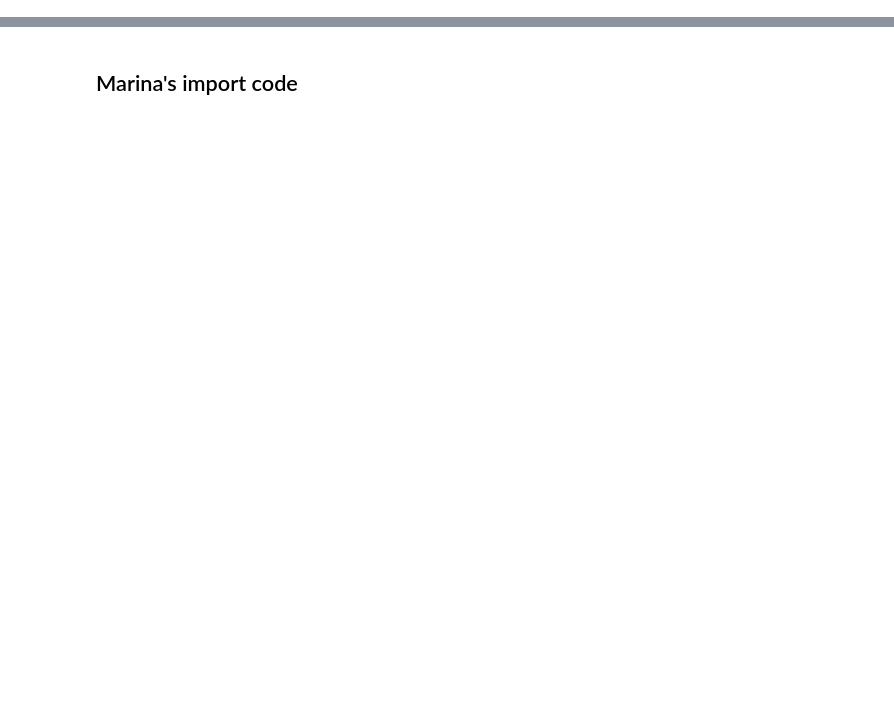
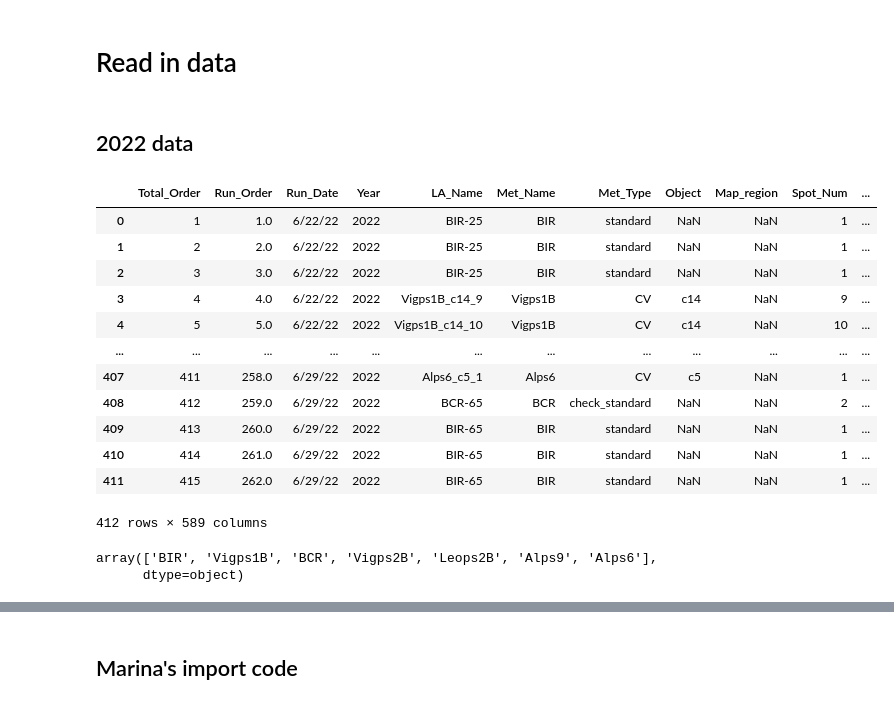
Before and after one commit to JGCAITLIN/HFSE, a Jupyter notebook: prelim_plotting.ipynb, the cells around one changed output, grey strips where cells are left out. Saved outputs shown, nothing was run; the diff lists cells and outputs as text; code cells hidden in the pictures; blank space fills up the shorter version.

```diff
--- a/prelim_plotting.ipynb
+++ b/prelim_plotting.ipynb
@@ -4,0 +15,26 @@ from matplotlib import pyplot as plt
+# %% [markdown]
+# Read in data
+# %% [markdown]
+## 2022 data
+# %%
+data_2022 = pd.read_csv('2022_June_SQ_input2.csv')
+data_2022
+# %% [output]
+|  | Total_Order | Run_Order | Run_Date | Year | LA_Name | Met_Name | Met_Type | Object | Map_region | Spot_Num | ... |
+| 0 | 1 | 1.0 | 6/22/22 | 2022 | BIR-25 | BIR | standard | NaN | NaN | 1 | ... |
+| 1 | 2 | 2.0 | 6/22/22 | 2022 | BIR-25 | BIR | standard | NaN | NaN | 1 | ... |
+| 2 | 3 | 3.0 | 6/22/22 | 2022 | BIR-25 | BIR | standard | NaN | NaN | 1 | ... |
+| 3 | 4 | 4.0 | 6/22/22 | 2022 | Vigps1B_c14_9 | Vigps1B | CV | c14 | NaN | 9 | ... |
+| 4 | 5 | 5.0 | 6/22/22 | 2022 | Vigps1B_c14_10 | Vigps1B | CV | c14 | NaN | 10 | ... |
+| ... | ... | ... | ... | ... | ... | ... | ... | ... | ... | ... | ... |
+| 407 | 411 | 258.0 | 6/29/22 | 2022 | Alps6_c5_1 | Alps6 | CV | c5 | NaN | 1 | ... |
+| 408 | 412 | 259.0 | 6/29/22 | 2022 | BCR-65 | BCR | check_standard | NaN | NaN | 2 | ... |
+| 409 | 413 | 260.0 | 6/29/22 | 2022 | BIR-65 | BIR | standard | NaN | NaN | 1 | ... |
+| 410 | 414 | 261.0 | 6/29/22 | 2022 | BIR-65 | BIR | standard | NaN | NaN | 1 | ... |
+| 411 | 415 | 262.0 | 6/29/22 | 2022 | BIR-65 | BIR | standard | NaN | NaN | 1 | ... |
+412 rows × 589 columns
+# %%
+data_2022['Met_Name'].unique()
+# %% [output]
+array(['BIR', 'Vigps1B', 'BCR', 'Vigps2B', 'Leops2B', 'Alps9', 'Alps6'],
+      dtype=object)
```
Also changed, not shown: parts of 13 cells of this notebook.
